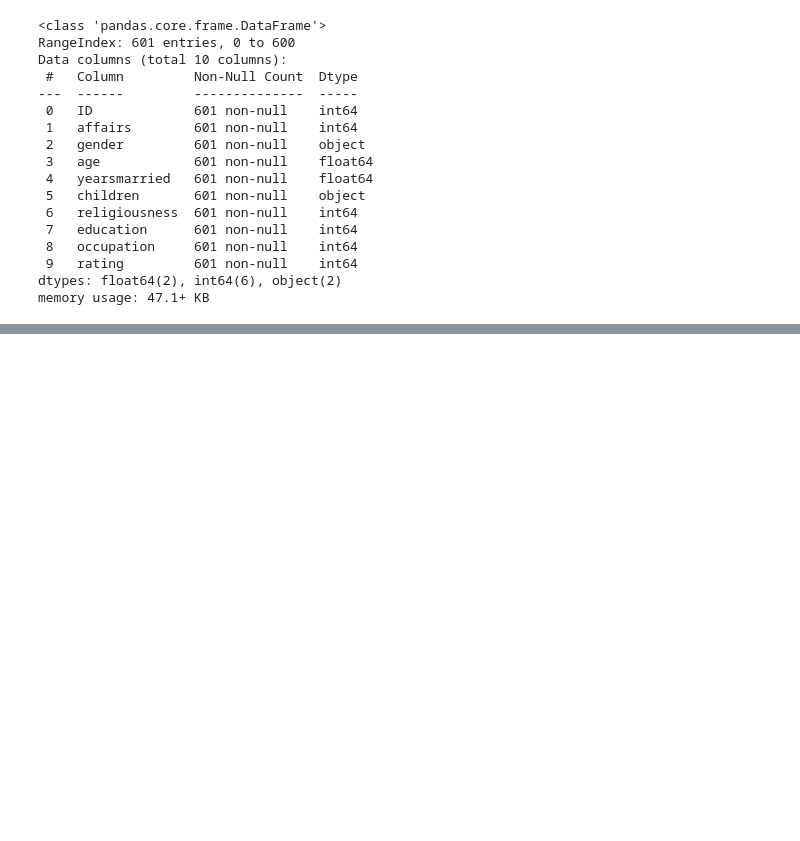
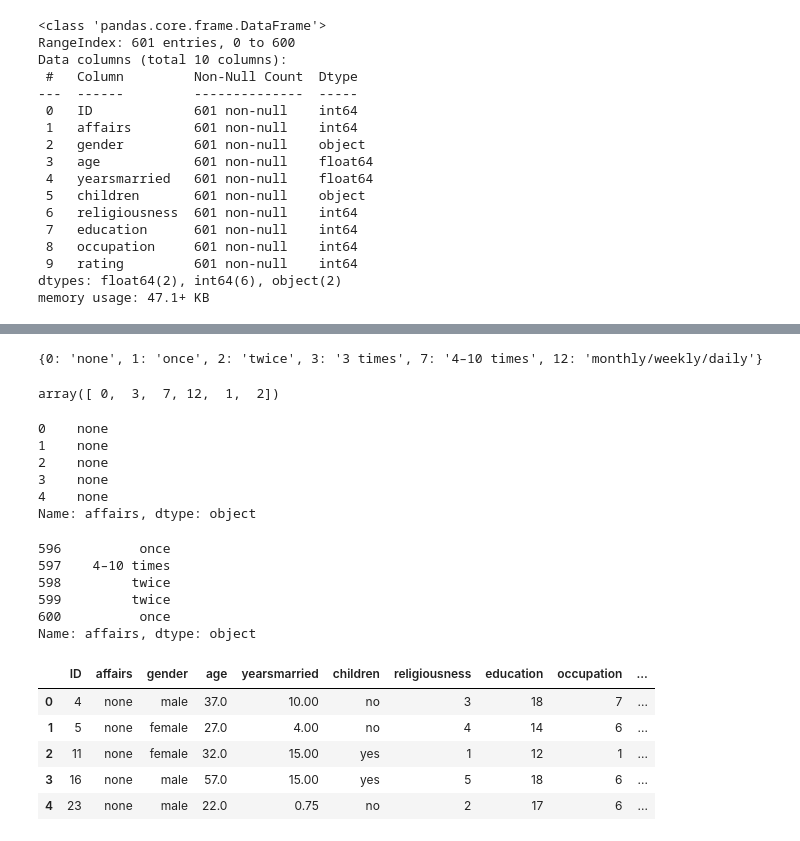
Before and after one commit to iPablo26/Python-Data-Science-with-Pablo, a Jupyter notebook: notebooks/Data Analysis with Python.ipynb, the cells around one changed output, grey strips where cells are left out. Saved outputs shown, nothing was run; the diff lists cells and outputs as text; code cells hidden in the pictures; blank space fills up the shorter version.

```diff
--- a/notebooks/Data Analysis with Python.ipynb
+++ b/notebooks/Data Analysis with Python.ipynb
@@ -220,0 +243,42 @@ memory usage: 47.1+ KB
+# %%
+# create a dict
+replace_affairs = {0 : 'none', 1 : 'once', 2 : 'twice',
+                   3: '3 times', 7 : '4–10 times',
+                   12 : 'monthly/weekly/daily'}
+# %%
+print(replace_affairs)
+# %% [output]
+{0: 'none', 1: 'once', 2: 'twice', 3: '3 times', 7: '4–10 times', 12: 'monthly/weekly/daily'}
+# %%
+data_affairs_1['affairs'].unique() # checking unique values
+# %% [output]
+array([ 0,  3,  7, 12,  1,  2])
+# %%
+data_affairs_1['affairs'] = data_affairs_1['affairs'].replace(replace_affairs)
+# %%
+data_affairs_1['affairs'].head()
+# %% [output]
+0    none
+1    none
+2    none
+3    none
+4    none
+Name: affairs, dtype: object
+# %%
+data_affairs_1['affairs'].tail()
+# %% [output]
+596          once
+597    4–10 times
+598         twice
+599         twice
+600          once
+Name: affairs, dtype: object
+# %%
+data_affairs_1.head()
+# %% [output]
+|  | ID | affairs | gender | age | yearsmarried | children | religiousness | education | occupation | ... |
+| 0 | 4 | none | male | 37.0 | 10.00 | no | 3 | 18 | 7 | ... |
+| 1 | 5 | none | female | 27.0 | 4.00 | no | 4 | 14 | 6 | ... |
+| 2 | 11 | none | female | 32.0 | 15.00 | yes | 1 | 12 | 1 | ... |
+| 3 | 16 | none | male | 57.0 | 15.00 | yes | 5 | 18 | 6 | ... |
+| 4 | 23 | none | male | 22.0 | 0.75 | no | 2 | 17 | 6 | ... |
```
Also changed, not shown: parts of 5 cells of this notebook.
